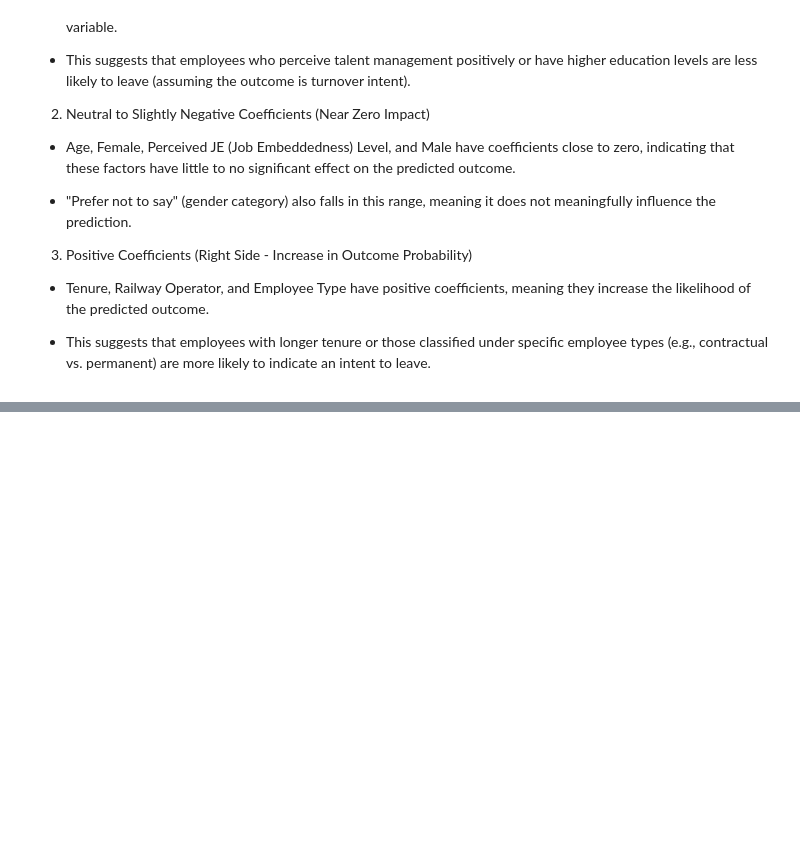
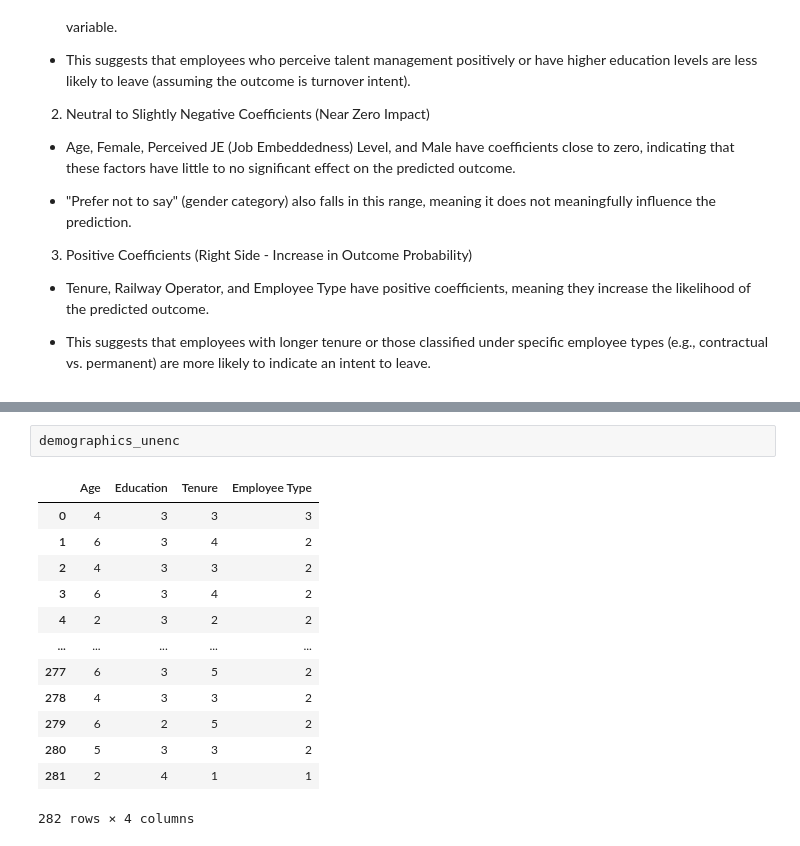
Before and after one commit to pjcroxas/Talent-Retention-in-Railway-Workforce, a Jupyter notebook: Unraveling_Railway_Employee_Turnover_A_Data_Driven_Approach_Using_Propensity_Modeling.ipynb, the cells around one changed output, grey strips where cells are left out. Saved outputs shown, nothing was run; the diff lists cells and outputs as text; blank space fills up the shorter version.

```diff
--- a/Unraveling_Railway_Employee_Turnover_A_Data_Driven_Approach_Using_Propensity_Modeling.ipynb
+++ b/Unraveling_Railway_Employee_Turnover_A_Data_Driven_Approach_Using_Propensity_Modeling.ipynb
@@ -901,0 +931,16 @@ plt.show()
+# %%
+demographics_unenc
+# %% [output]
+|  | Age | Education | Tenure | Employee Type |
+| 0 | 4 | 3 | 3 | 3 |
+| 1 | 6 | 3 | 4 | 2 |
+| 2 | 4 | 3 | 3 | 2 |
+| 3 | 6 | 3 | 4 | 2 |
+| 4 | 2 | 3 | 2 | 2 |
+| ... | ... | ... | ... | ... |
+| 277 | 6 | 3 | 5 | 2 |
+| 278 | 4 | 3 | 3 | 2 |
+| 279 | 6 | 2 | 5 | 2 |
+| 280 | 5 | 3 | 3 | 2 |
+| 281 | 2 | 4 | 1 | 1 |
+282 rows × 4 columns
```
Also changed, not shown: parts of 20 cells of this notebook.
